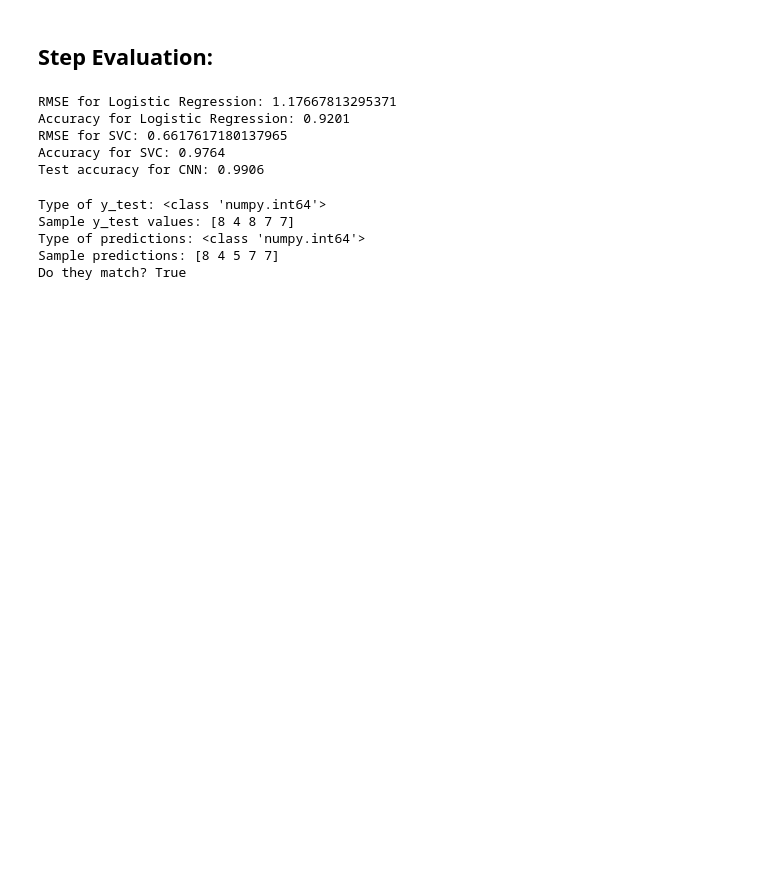
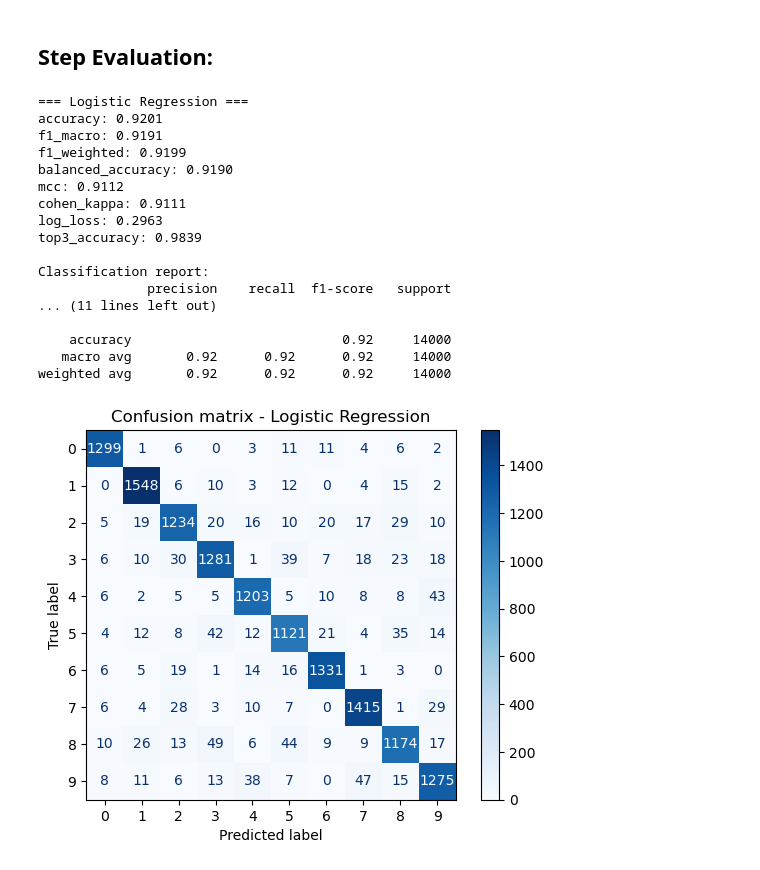
Before and after one commit to alexanderlvov1/PAITH2025, a Jupyter notebook: 2026/hemlaxa/AIkunskapskontroll2026Del2EDA.ipynb, the cells around one changed output. Cells and saved outputs as stored; diff of their text form; code cells hidden in the pictures; blank space fills up the shorter version.

```diff
--- a/2026/hemlaxa/AIkunskapskontroll2026Del2EDA.ipynb
+++ b/2026/hemlaxa/AIkunskapskontroll2026Del2EDA.ipynb
@@ -73,13 +213,7 @@ for digit in range(10):
 # %% [markdown]
 ## Split data into train, valid, test
 # %%
-from sklearn.model_selection import train_test_split
-
-import os
-import joblib
-X_scaled = X / 255.0 #unscaled aborted with some error after minutes of training
-y = y.astype(int)
-X_train, X_test, y_train, y_test = train_test_split(X_scaled, y, test_size=0.2, random_state=42)
+X_train, X_test, y_train, y_test = prepare_data(X, y)
 # %% [markdown]
 ## Step Training:
 # %%
@@ -227,39 +287,28 @@ Epoch 10/10
 # %% [markdown]
 ## Step Evaluation:
 # %%
-from sklearn.metrics import root_mean_squared_error
-rmse_linreg = root_mean_squared_error(y_test, linreg_model.predict(X_test))
-print(f"RMSE for Logistic Regression: {rmse_linreg}")
-accuracy_linreg = linreg_model.score(X_test, y_test)
-print(f"Accuracy for Logistic Regression: {accuracy_linreg:.4f}")
+scores_lr = evaluate_sklearn_model(linreg_model, X_test, y_test, "Logistic Regression")
+scores_svc = evaluate_sklearn_model(svc_model, X_test, y_test, "SVC")
+scores_cnn = evaluate_cnn(model_cnn, X_test, y_test, name="CNN")
 
-rmse_svc = root_mean_squared_error(y_test, svc_model.predict(X_test))
-print(f"RMSE for SVC: {rmse_svc}")
-accuracy_svc = svc_model.score(X_test, y_test)
-print(f"Accuracy for SVC: {accuracy_svc:.4f}")
-
-# Evaluate CNN model
-test_loss, test_acc = model_cnn.evaluate(X_test_cnn, y_test, verbose=0)
-print(f"Test accuracy for CNN: {test_acc:.4f}")
+comparison_df = pd.DataFrame([scores_lr, scores_svc, scores_cnn]).set_index("model")
+display(comparison_df.sort_values("f1_macro", ascending=False))
 # %% [output]
-RMSE for Logistic Regression: 1.17667813295371
-Accuracy for Logistic Regression: 0.9201
-RMSE for SVC: 0.6617617180137965
-Accuracy for SVC: 0.9764
-Test accuracy for CNN: 0.9906
+=== Logistic Regression ===
+accuracy: 0.9201
+f1_macro: 0.9191
+f1_weighted: 0.9199
+balanced_accuracy: 0.9190
+mcc: 0.9112
+cohen_kappa: 0.9111
+log_loss: 0.2963
+top3_accuracy: 0.9839
+
+Classification report:
+              precision    recall  f1-score   support
+... (11 lines left out)
+
+    accuracy                           0.92     14000
+   macro avg       0.92      0.92      0.92     14000
+weighted avg       0.92      0.92      0.92     14000
+[figure, added]
-# %%
-# First create the predictions
-y_pred_lr = linreg_model.predict(X_test)
-
-# Check what you're comparing
-print("Type of y_test:", type(y_test[0]))
-print("Sample y_test values:", y_test[:5])
-print("Type of predictions:", type(y_pred_lr[0]))
-print("Sample predictions:", y_pred_lr[:5])
-print("Do they match?", y_test[0] == y_pred_lr[0])
-# %% [output]
-Type of y_test: <class 'numpy.int64'>
-Sample y_test values: [8 4 8 7 7]
-Type of predictions: <class 'numpy.int64'>
-Sample predictions: [8 4 5 7 7]
-Do they match? True
```
Also changed, not shown: parts of 9 cells of this notebook.
